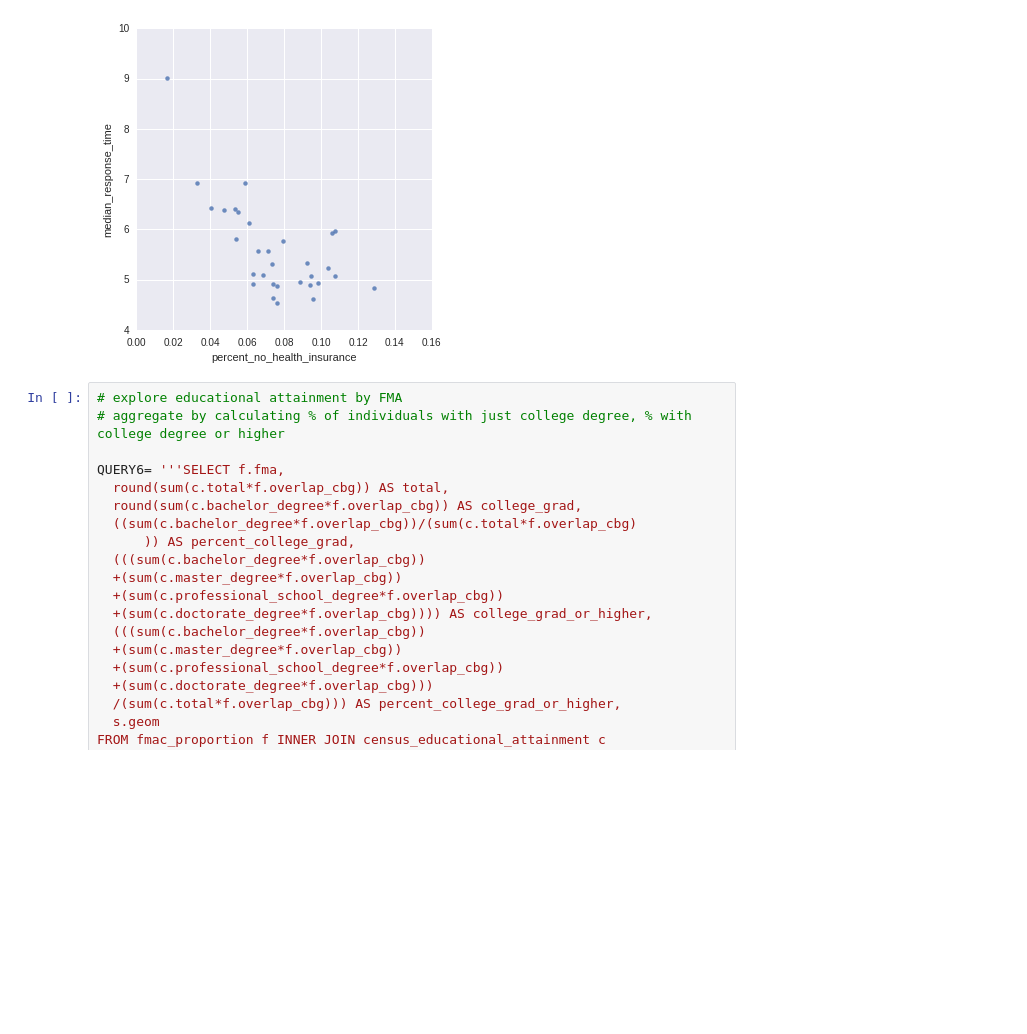
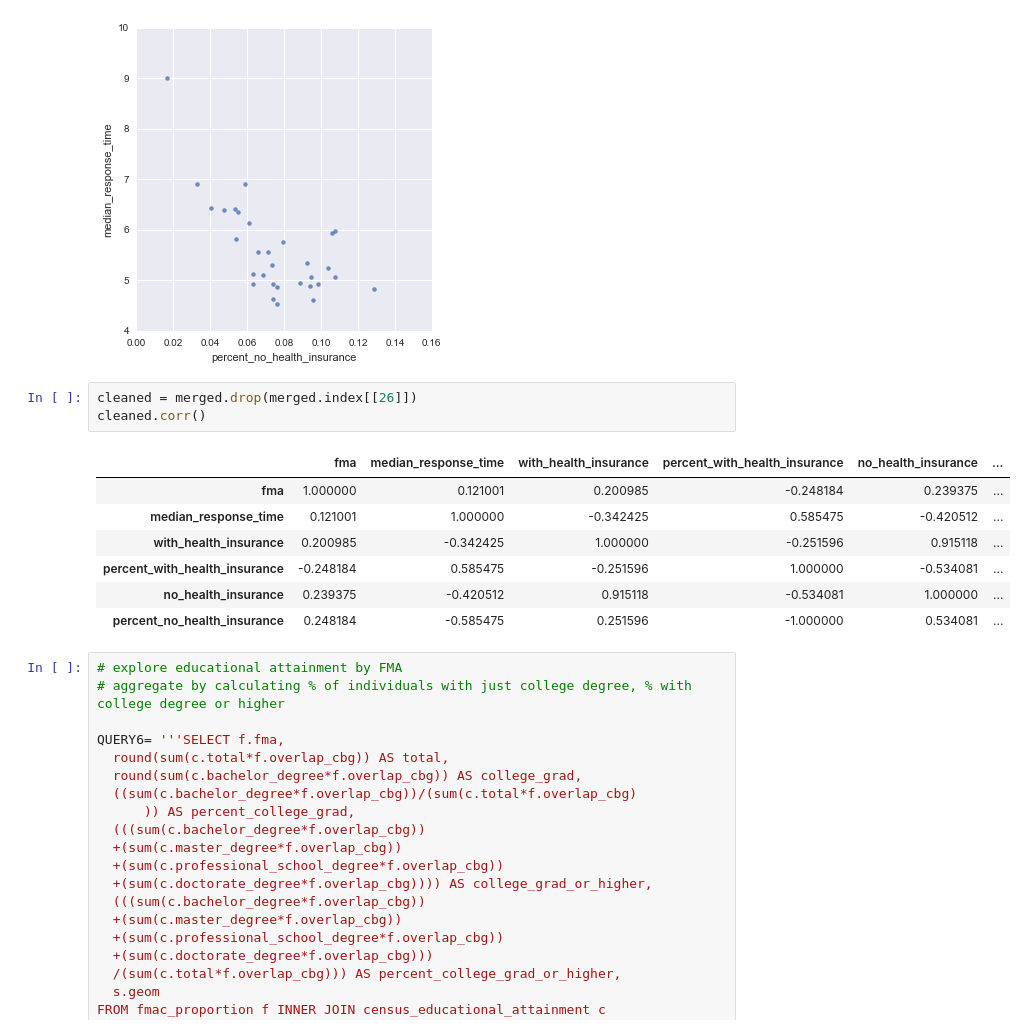
Before and after one commit to hackoregon/emergency-response, a Jupyter notebook: notebooks/census_eda_geo.ipynb, the cells around one changed output. Cells and saved outputs as stored; diff of their text form; blank space fills up the shorter version.

```diff
--- a/notebooks/census_eda_geo.ipynb
+++ b/notebooks/census_eda_geo.ipynb
@@ -591,6 +619,17 @@ sns.lmplot('percent_no_health_insurance', 'median_response_time',
 <seaborn.axisgrid.FacetGrid at 0x...>
 [figure]
 [figure]
+# %%
+cleaned = merged.drop(merged.index[[26]])
+cleaned.corr()
+# %% [output]
+|  | fma | median_response_time | with_health_insurance | percent_with_health_insurance | no_health_insurance | ... |
+| fma | 1.000000 | 0.121001 | 0.200985 | -0.248184 | 0.239375 | ... |
+| median_response_time | 0.121001 | 1.000000 | -0.342425 | 0.585475 | -0.420512 | ... |
+| with_health_insurance | 0.200985 | -0.342425 | 1.000000 | -0.251596 | 0.915118 | ... |
+| percent_with_health_insurance | -0.248184 | 0.585475 | -0.251596 | 1.000000 | -0.534081 | ... |
+| no_health_insurance | 0.239375 | -0.420512 | 0.915118 | -0.534081 | 1.000000 | ... |
+| percent_no_health_insurance | 0.248184 | -0.585475 | 0.251596 | -1.000000 | 0.534081 | ... |
 # %%
 # explore educational attainment by FMA
 # aggregate by calculating % of individuals with just college degree, % with college degree or higher
```
Also changed, not shown: parts of 8 cells of this notebook.
